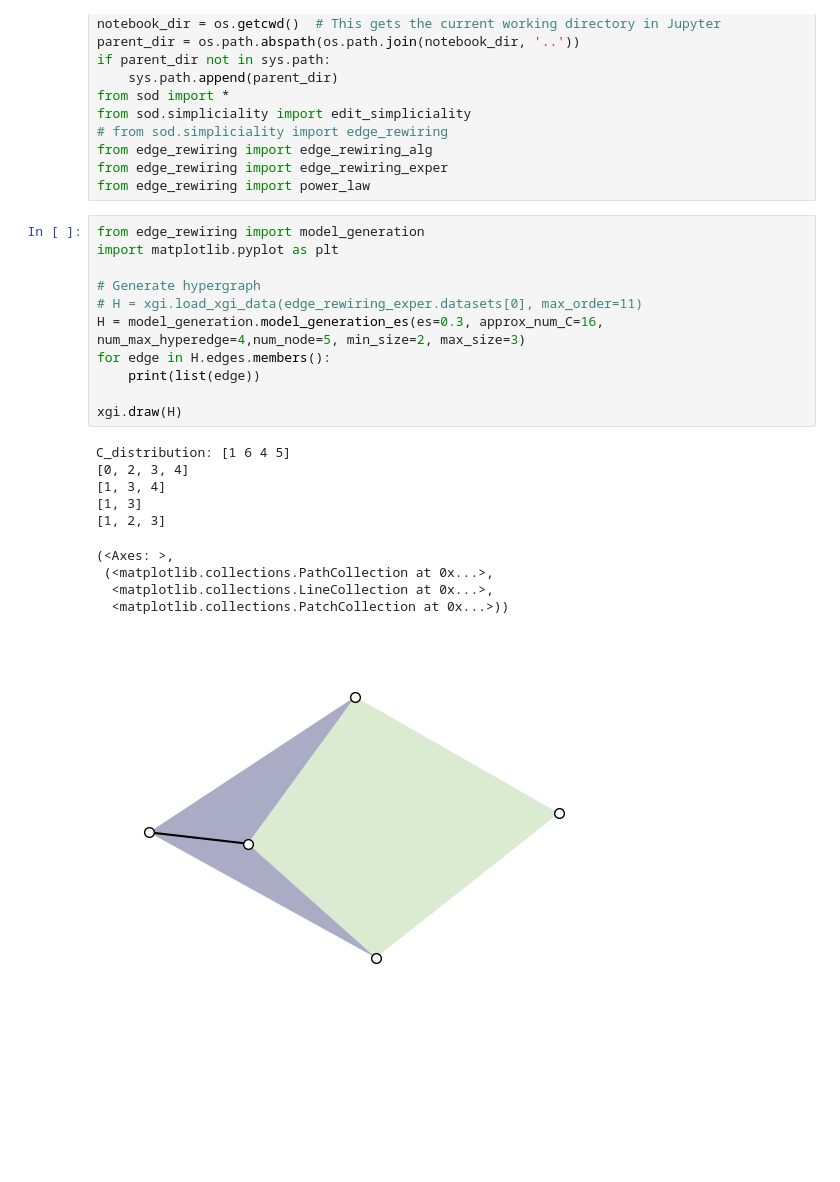
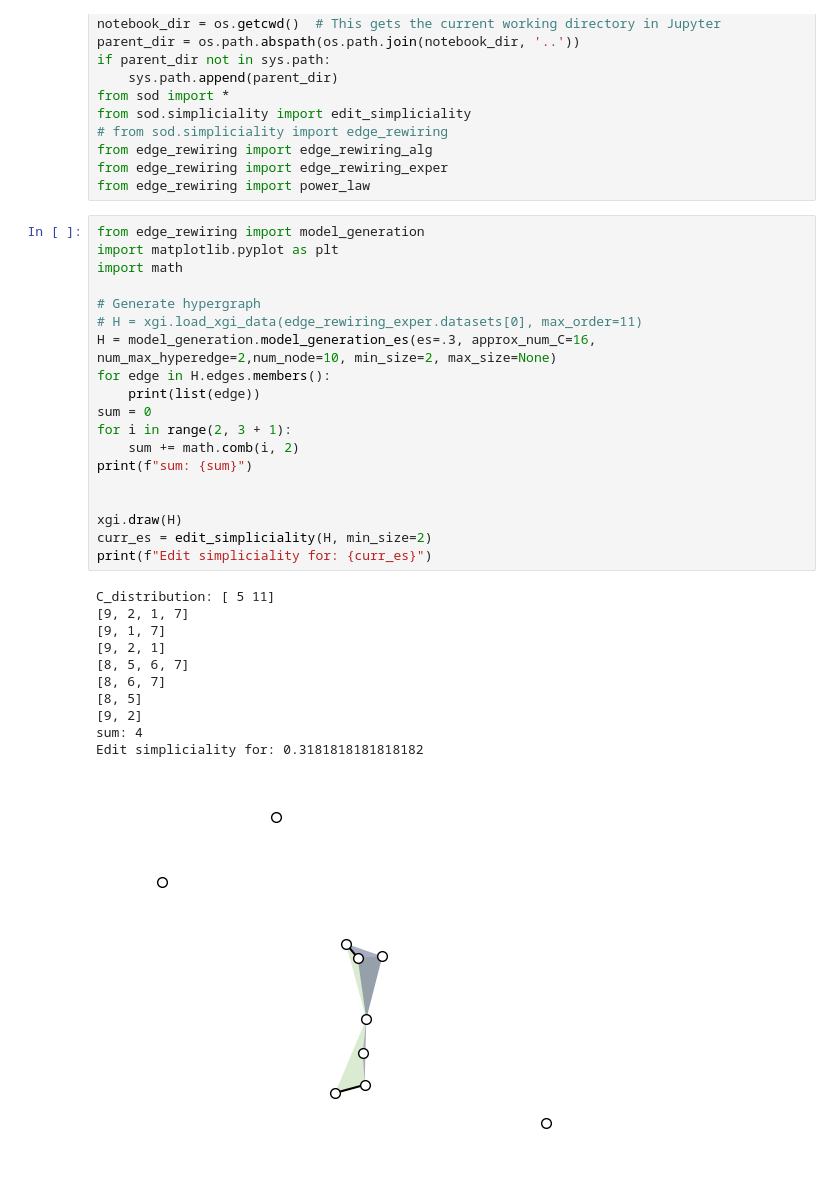
Before and after one commit to Departures2023/the-simpliciality-of-higher-order-networks, a Jupyter notebook: edge_rewiring/powerlaw.ipynb, the cells around one changed output. Drawn from its saved outputs; the diff is of its cells as text; blank space fills up the shorter version.

```diff
--- a/edge_rewiring/powerlaw.ipynb
+++ b/edge_rewiring/powerlaw.ipynb
@@ -23,25 +23,34 @@ from edge_rewiring import power_law
 # %%
 from edge_rewiring import model_generation
 import matplotlib.pyplot as plt
+import math
 
 # Generate hypergraph
 # H = xgi.load_xgi_data(edge_rewiring_exper.datasets[0], max_order=11)
-H = model_generation.model_generation_es(es=0.3, approx_num_C=16, num_max_hyperedge=4,num_node=5, min_size=2, max_size=3)
+H = model_generation.model_generation_es(es=.3, approx_num_C=16, num_max_hyperedge=2,num_node=10, min_size=2, max_size=None)
 for edge in H.edges.members():
     print(list(edge))
+sum = 0
+for i in range(2, 3 + 1):
+    sum += math.comb(i, 2)
+print(f"sum: {sum}")
+
 
 xgi.draw(H)
+curr_es = edit_simpliciality(H, min_size=2)
+print(f"Edit simpliciality for: {curr_es}")
 # %% [output]
-C_distribution: [1 6 4 5]
-[0, 2, 3, 4]
-[1, 3, 4]
-[1, 3]
-[1, 2, 3]
+C_distribution: [ 5 11]
+[9, 2, 1, 7]
+[9, 1, 7]
+[9, 2, 1]
+[8, 5, 6, 7]
+[8, 6, 7]
+[8, 5]
+[9, 2]
+sum: 4
+Edit simpliciality for: 0.3181818181818182
-(<Axes: >,
- (<matplotlib.collections.PathCollection at 0x...>,
-  <matplotlib.collections.LineCollection at 0x...>,
-  <matplotlib.collections.PatchCollection at 0x...>))
-[figure, old version]
+[figure, new version]
 # %%
 H = model_generation.model_generation_sf(sf=0.3, approx_num_E=1000, num_node=1000, min_size=2, max_size=None)
 for edge in H.edges.members():
```
Also changed, not shown: parts of 6 cells of this notebook, 13 other files.
